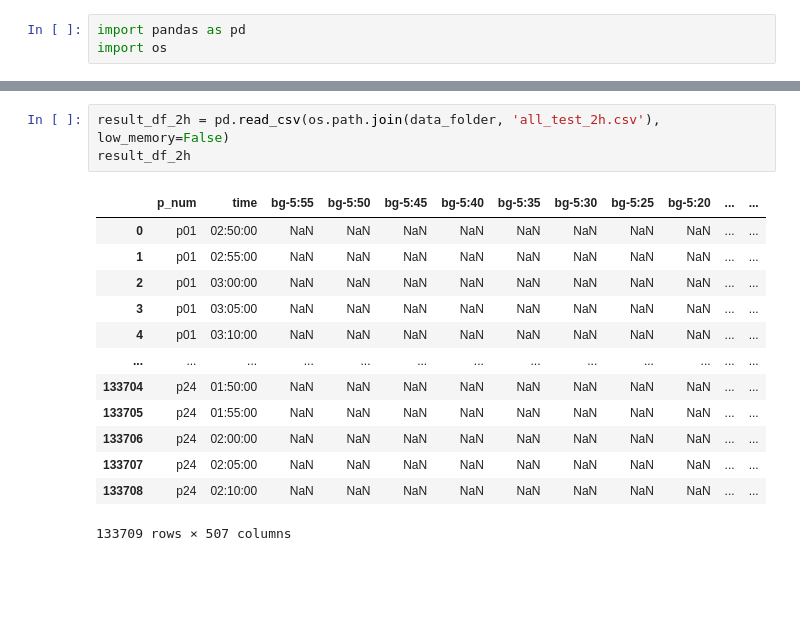
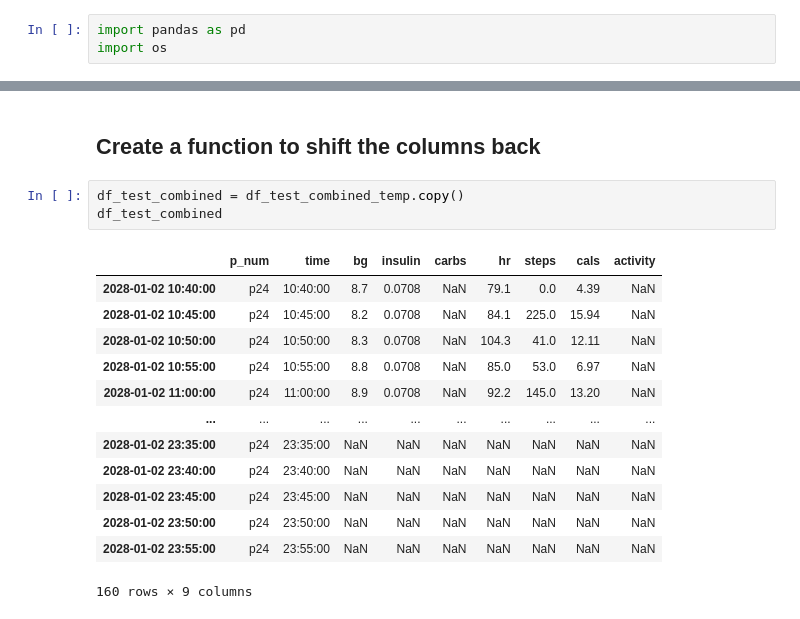
Before and after one commit to masaver/brist1d, a Jupyter notebook: notebooks/ralf/2.2-preprocessing-test-data.ipynb, the cells around one changed output, grey strips where cells are left out. Cells and saved outputs as stored; diff of their text form; blank space fills up the shorter version.

```diff
--- a/notebooks/ralf/2.2-preprocessing-test-data.ipynb
+++ b/notebooks/ralf/2.2-preprocessing-test-data.ipynb
@@ -59,17 +106,19 @@ test_data
-# %%
-result_df_2h = pd.read_csv(os.path.join(data_folder, 'all_test_2h.csv'), low_memory=False)
-result_df_2h
-# %% [output]
-|  | p_num | time | bg-5:55 | bg-5:50 | bg-5:45 | bg-5:40 | bg-5:35 | bg-5:30 | bg-5:25 | bg-5:20 | ... | ... |
-| 0 | p01 | 02:50:00 | NaN | NaN | NaN | NaN | NaN | NaN | NaN | NaN | ... | ... |
-| 1 | p01 | 02:55:00 | NaN | NaN | NaN | NaN | NaN | NaN | NaN | NaN | ... | ... |
-| 2 | p01 | 03:00:00 | NaN | NaN | NaN | NaN | NaN | NaN | NaN | NaN | ... | ... |
-| 3 | p01 | 03:05:00 | NaN | NaN | NaN | NaN | NaN | NaN | NaN | NaN | ... | ... |
-| 4 | p01 | 03:10:00 | NaN | NaN | NaN | NaN | NaN | NaN | NaN | NaN | ... | ... |
-| ... | ... | ... | ... | ... | ... | ... | ... | ... | ... | ... | ... | ... |
-| 133704 | p24 | 01:50:00 | NaN | NaN | NaN | NaN | NaN | NaN | NaN | NaN | ... | ... |
-| 133705 | p24 | 01:55:00 | NaN | NaN | NaN | NaN | NaN | NaN | NaN | NaN | ... | ... |
-| 133706 | p24 | 02:00:00 | NaN | NaN | NaN | NaN | NaN | NaN | NaN | NaN | ... | ... |
-| 133707 | p24 | 02:05:00 | NaN | NaN | NaN | NaN | NaN | NaN | NaN | NaN | ... | ... |
-| 133708 | p24 | 02:10:00 | NaN | NaN | NaN | NaN | NaN | NaN | NaN | NaN | ... | ... |
-133709 rows × 507 columns
+# %% [markdown]
+## Create a function to shift the columns back
+# %%
+df_test_combined = df_test_combined_temp.copy()
+df_test_combined
+# %% [output]
+|  | p_num | time | bg | insulin | carbs | hr | steps | cals | activity |
+| 2028-01-02 10:40:00 | p24 | 10:40:00 | 8.7 | 0.0708 | NaN | 79.1 | 0.0 | 4.39 | NaN |
+| 2028-01-02 10:45:00 | p24 | 10:45:00 | 8.2 | 0.0708 | NaN | 84.1 | 225.0 | 15.94 | NaN |
+| 2028-01-02 10:50:00 | p24 | 10:50:00 | 8.3 | 0.0708 | NaN | 104.3 | 41.0 | 12.11 | NaN |
+| 2028-01-02 10:55:00 | p24 | 10:55:00 | 8.8 | 0.0708 | NaN | 85.0 | 53.0 | 6.97 | NaN |
+| 2028-01-02 11:00:00 | p24 | 11:00:00 | 8.9 | 0.0708 | NaN | 92.2 | 145.0 | 13.20 | NaN |
+| ... | ... | ... | ... | ... | ... | ... | ... | ... | ... |
+| 2028-01-02 23:35:00 | p24 | 23:35:00 | NaN | NaN | NaN | NaN | NaN | NaN | NaN |
+| 2028-01-02 23:40:00 | p24 | 23:40:00 | NaN | NaN | NaN | NaN | NaN | NaN | NaN |
+| 2028-01-02 23:45:00 | p24 | 23:45:00 | NaN | NaN | NaN | NaN | NaN | NaN | NaN |
+| 2028-01-02 23:50:00 | p24 | 23:50:00 | NaN | NaN | NaN | NaN | NaN | NaN | NaN |
+| 2028-01-02 23:55:00 | p24 | 23:55:00 | NaN | NaN | NaN | NaN | NaN | NaN | NaN |
+160 rows × 9 columns
```
Also changed, not shown: parts of 12 cells of this notebook, 14 other files.
